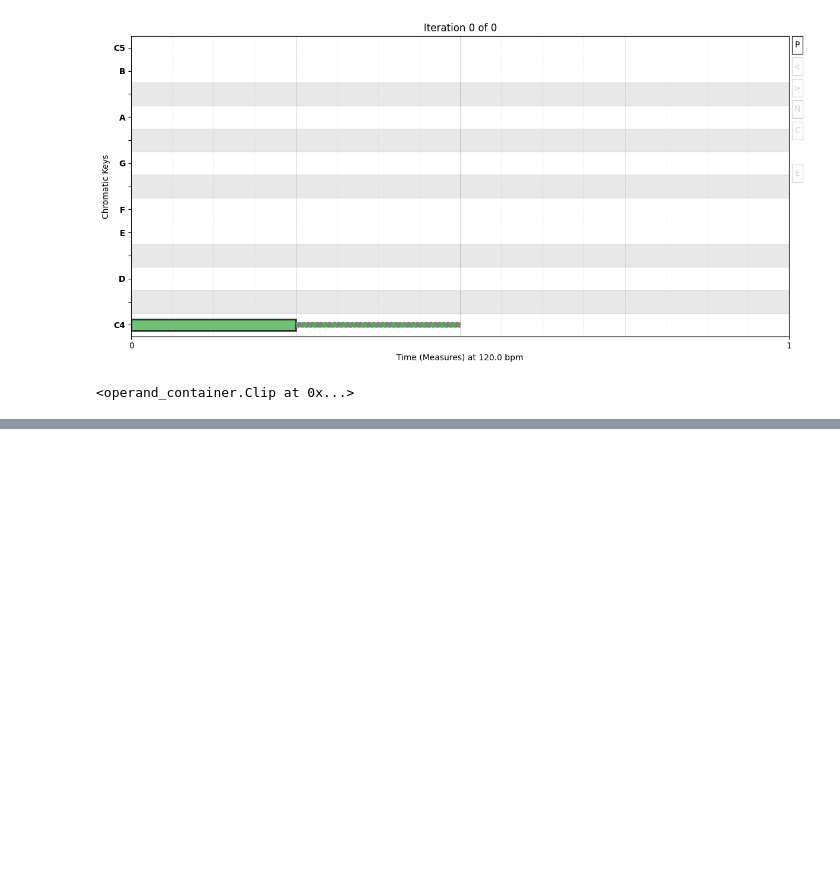
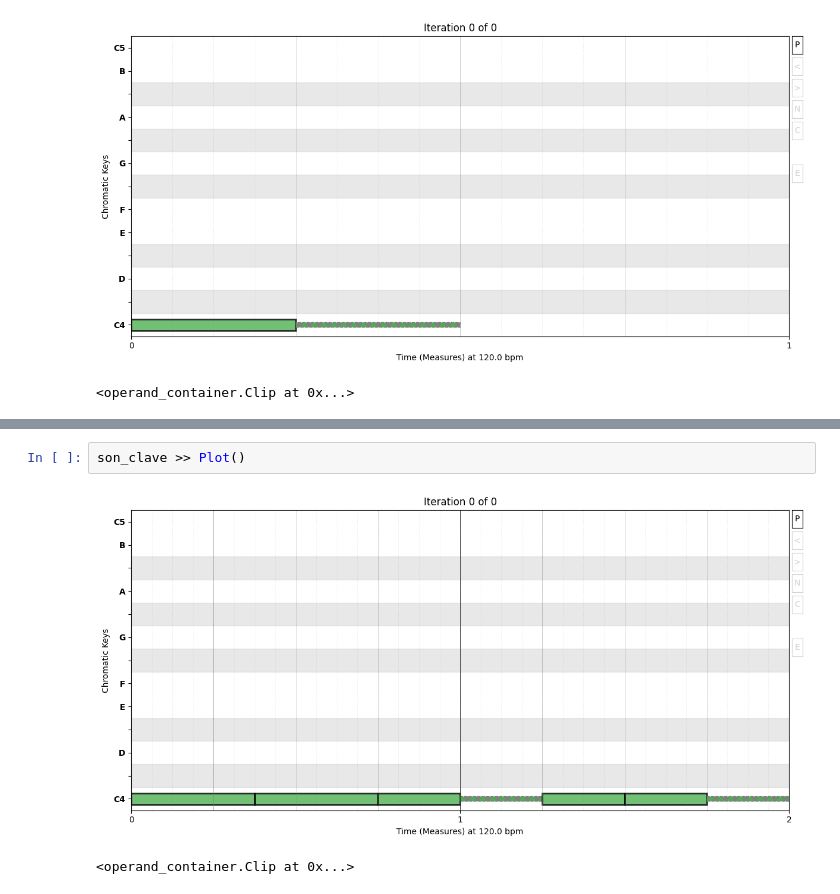
Before and after one commit to ruiseixasm/JsonMidiCreator, a Jupyter notebook: Jupyter/03_Plotting_v1.0.ipynb, the cells around one changed output, grey strips where cells are left out. Saved outputs shown, nothing was run; the diff lists cells and outputs as text; blank space fills up the shorter version.

```diff
--- a/Jupyter/03_Plotting_v1.0.ipynb
+++ b/Jupyter/03_Plotting_v1.0.ipynb
@@ -15,0 +27,5 @@ clip_with_rests >> Plot()
+# %%
+son_clave >> Plot()
+# %% [output]
+[figure, added]
+<operand_container.Clip at 0x...>
```
Also changed, not shown: parts of 6 cells of this notebook, 7 other files.
